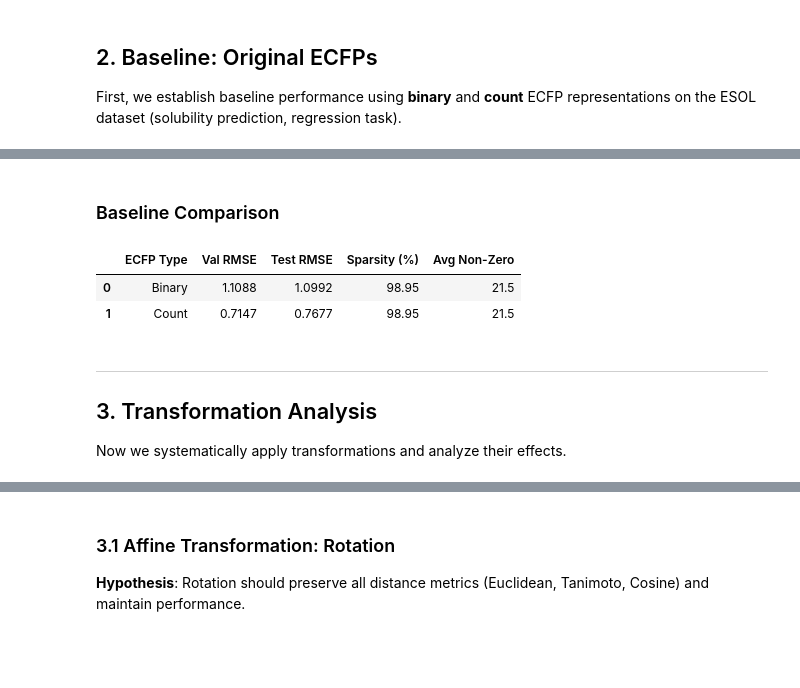
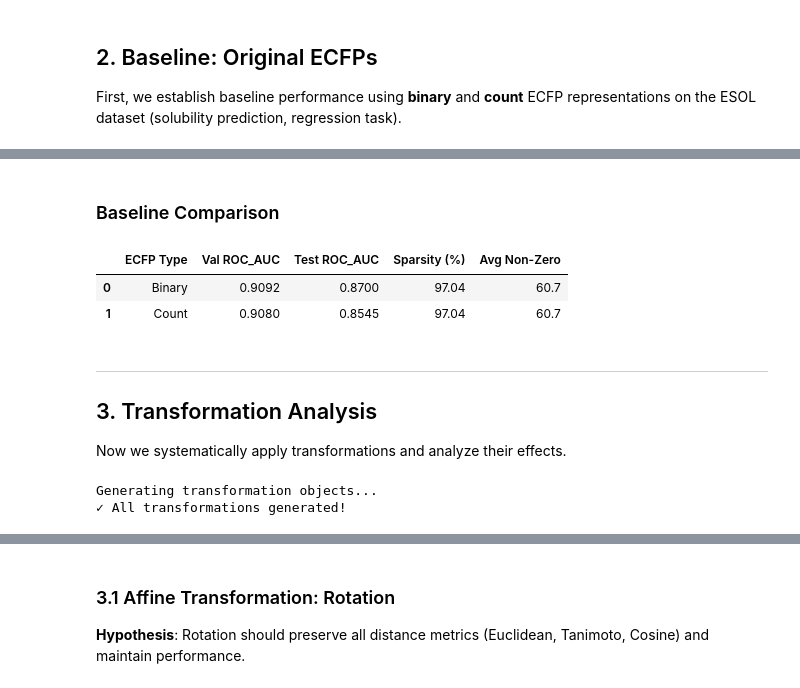
Before and after one commit to albertd01/ECFP_transformations, a Jupyter notebook: src/ecfp_transformation_analysis/ablation_analysis.ipynb, the cells around one changed output, grey strips where cells are left out. Saved outputs shown, nothing was run; the diff lists cells and outputs as text; code cells hidden in the pictures; blank space fills up the shorter version.

```diff
--- a/src/ecfp_transformation_analysis/ablation_analysis.ipynb
+++ b/src/ecfp_transformation_analysis/ablation_analysis.ipynb
@@ -176,31 +426,31 @@ Test RMSE:       0.7677
 # %%
 # Create comparison table
 baseline_comparison = pd.DataFrame({
     'ECFP Type': ['Binary', 'Count'],
-    'Val RMSE': [binary_result['val'], count_result['val']],
-    'Test RMSE': [binary_result['test'], count_result['test']],
+    'Val ROC_AUC': [binary_result_bace['val'], count_result_bace['val']],
+    'Test ROC_AUC': [binary_result_bace['test'], count_result_bace['test']],
     'Sparsity (%)': [
-        binary_sparsity['zero_fraction']*100,
-        count_sparsity['zero_fraction']*100
+        binary_sparsity_bace['zero_fraction']*100,
+        count_sparsity_bace['zero_fraction']*100
     ],
     'Avg Non-Zero': [
-        binary_sparsity['nonzero_per_sample'],
-        count_sparsity['nonzero_per_sample']
+        binary_sparsity_bace['nonzero_per_sample'],
+        count_sparsity_bace['nonzero_per_sample']
     ]
 })
 
 display(Markdown("### Baseline Comparison"))
 display(baseline_comparison.style.format({
-    'Val RMSE': '{:.4f}',
-    'Test RMSE': '{:.4f}',
+    'Val ROC_AUC': '{:.4f}',
+    'Test ROC_AUC': '{:.4f}',
     'Sparsity (%)': '{:.2f}',
     'Avg Non-Zero': '{:.1f}'
 }))
 # %% [output]
 ### Baseline Comparison
-|  | ECFP Type | Val RMSE | Test RMSE | Sparsity (%) | Avg Non-Zero |
-| 0 | Binary | 1.1088 | 1.0992 | 98.95 | 21.5 |
-| 1 | Count | 0.7147 | 0.7677 | 98.95 | 21.5 |
+|  | ECFP Type | Val ROC_AUC | Test ROC_AUC | Sparsity (%) | Avg Non-Zero |
+| 0 | Binary | 0.9092 | 0.8700 | 97.04 | 60.7 |
+| 1 | Count | 0.9080 | 0.8545 | 97.04 | 60.7 |
 # %% [markdown]
 ---
 ## 3. Transformation Analysis
@@ -208,0 +469,38 @@ Now we systematically apply transformations and analyze their effects.
+# %%
+# Generate all transformation objects
+print("Generating transformation objects...")
+
+dim = 2048  # Standard ECFP dimension
+
+# Affine transformations
+Q_rotation = generate_random_rotation(dim, seed=42)
+rotation_transform = Rotation(Q_rotation)
+
+perm = torch.randperm(dim, generator=torch.Generator().manual_seed(42))
+permutation_transform = Permutation(perm)
+
+scales_uniform = torch.rand(dim, generator=torch.Generator().manual_seed(42)) * 1.5 + 0.5
+scaling_transform = Scaling(scales_uniform)
+
+translation_vec = torch.randn(dim, generator=torch.Generator().manual_seed(44)) * 0.1
+translation_transform = Translation(translation_vec)
+
+# Shear transformation
+shear_matrix = torch.eye(dim)
+for i in range(min(10, dim-1)):
+    shear_matrix[i, i+1] = 0.2
+shear_transform = Shear(shear_matrix)
+
+# Reflection transformation (through origin)
+reflection_matrix = -torch.eye(dim)
+reflection_transform = Reflection(reflection_matrix)
+
+# Noise and normalization
+gaussian_noise_transform = GaussianNoise(sigma=0.1, seed=42)
+l2_norm_transform = L2Normalization()
+standardization_transform = Standardization()
+
+print("✓ All transformations generated!")
+# %% [output]
+Generating transformation objects...
+✓ All transformations generated!
```
Also changed, not shown: parts of 33 cells of this notebook, 7 other files.
